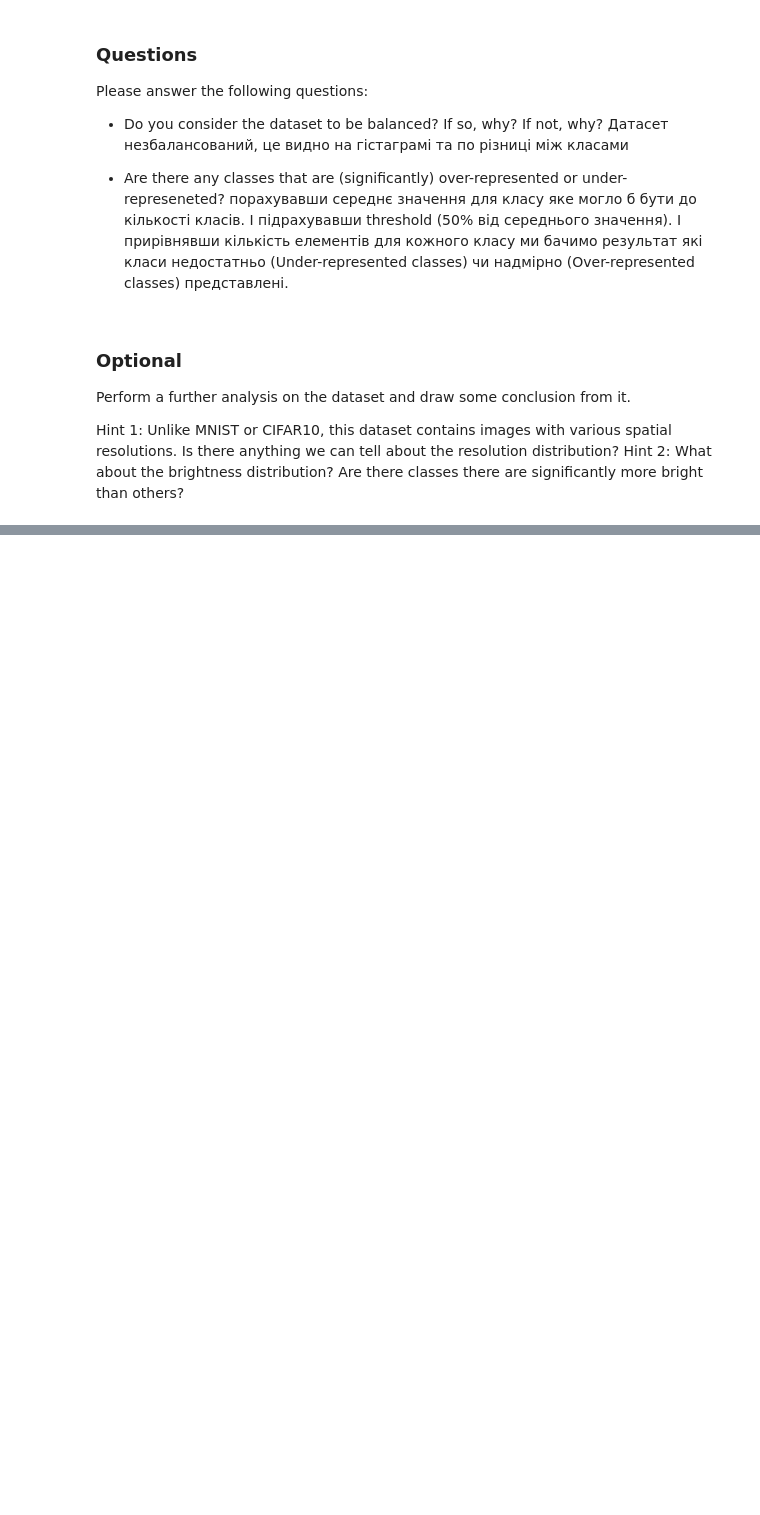
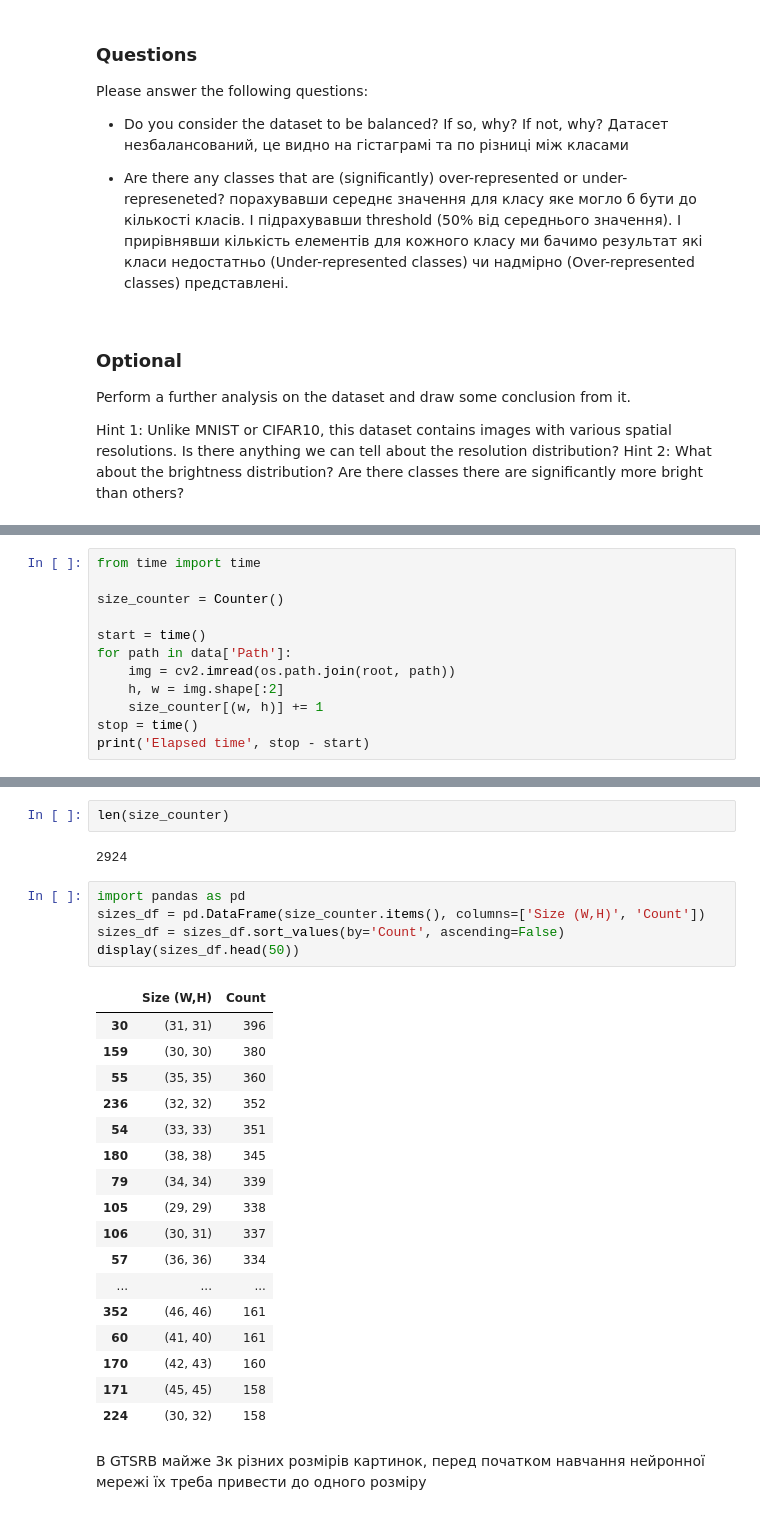
Before and after one commit to IhorPylyavets/RobotDreams_ComputerVisionCourse, a Jupyter notebook: lesson_13_neural_networks/homework/Homework_13.ipynb, the cells around one changed output, grey strips where cells are left out. Drawn from its saved outputs; the diff is of its cells as text; blank space fills up the shorter version.

```diff
--- a/lesson_13_neural_networks/homework/Homework_13.ipynb
+++ b/lesson_13_neural_networks/homework/Homework_13.ipynb
@@ -149,0 +177,12 @@ Hint 2: What about the brightness distribution? Are there classes there are sign
+# %%
+from time import time
+
+size_counter = Counter()
+
+start = time()
+for path in data['Path']:
+    img = cv2.imread(os.path.join(root, path))
+    h, w = img.shape[:2]
+    size_counter[(w, h)] += 1
+stop = time()
+print('Elapsed time', stop - start)
@@ -149,0 +191,29 @@ Hint 2: What about the brightness distribution? Are there classes there are sign
+# %%
+len(size_counter)
+# %% [output]
+2924
+# %%
+import pandas as pd
+sizes_df = pd.DataFrame(size_counter.items(), columns=['Size (W,H)', 'Count'])
+sizes_df = sizes_df.sort_values(by='Count', ascending=False)
+display(sizes_df.head(50))
+# %% [output]
+|  | Size (W,H) | Count |
+| 30 | (31, 31) | 396 |
+| 159 | (30, 30) | 380 |
+| 55 | (35, 35) | 360 |
+| 236 | (32, 32) | 352 |
+| 54 | (33, 33) | 351 |
+| 180 | (38, 38) | 345 |
+| 79 | (34, 34) | 339 |
+| 105 | (29, 29) | 338 |
+| 106 | (30, 31) | 337 |
+| 57 | (36, 36) | 334 |
+| ... | ... | ... |
+| 352 | (46, 46) | 161 |
+| 60 | (41, 40) | 161 |
+| 170 | (42, 43) | 160 |
+| 171 | (45, 45) | 158 |
+| 224 | (30, 32) | 158 |
+# %% [markdown]
+В GTSRB майже 3к різних розмірів картинок, перед початком навчання нейронної мережі їх треба привести до одного розміру
```
Also changed, not shown: parts of 4 cells of this notebook, 1 other file.
